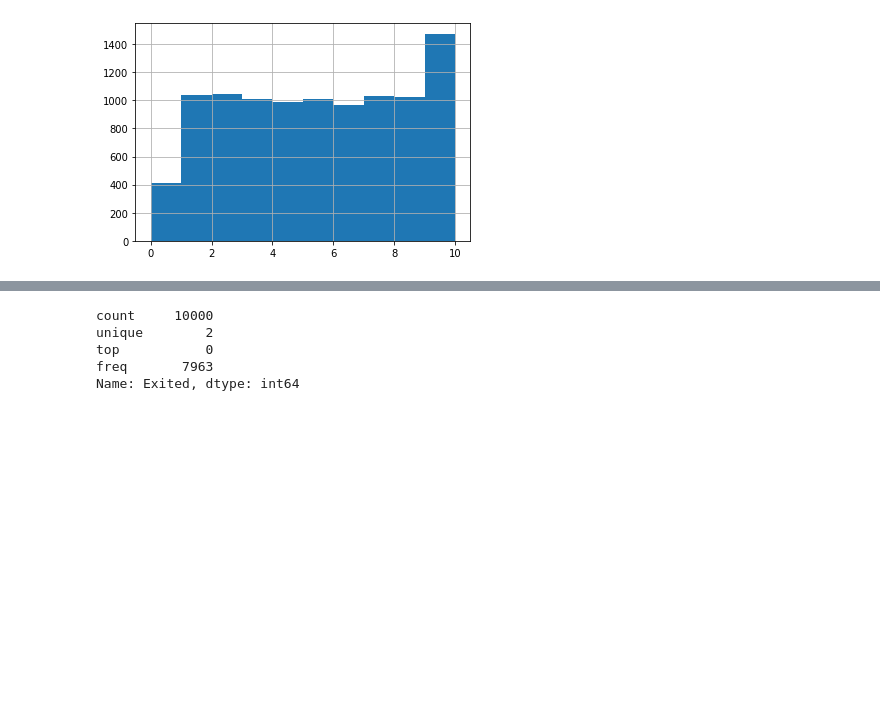
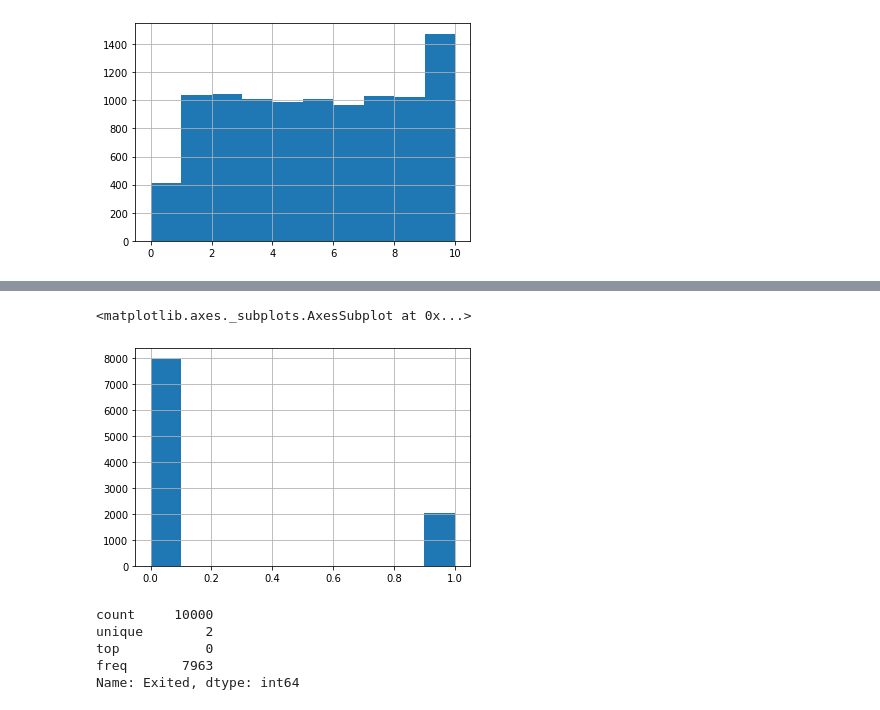
Before and after one commit to Metafiz/ml-base-2020, a Jupyter notebook: Python/bank-customers-churn-prediction.ipynb, the cells around one changed output, grey strips where cells are left out. Drawn from its saved outputs; the diff is of its cells as text; code cells hidden in the pictures; blank space fills up the shorter version.

```diff
--- a/Python/bank-customers-churn-prediction.ipynb
+++ b/Python/bank-customers-churn-prediction.ipynb
@@ -86,5 +99,10 @@ df.Tenure.hist()
 # %%
 df.Exited = df.Exited.astype('category')
+# %%
+df.Exited.hist()
+# %% [output]
+<matplotlib.axes._subplots.AxesSubplot at 0x...>
+[figure, added]
 # %%
 df.Exited.describe()
 # %% [output]
```
Also changed, not shown: parts of 44 cells of this notebook.
